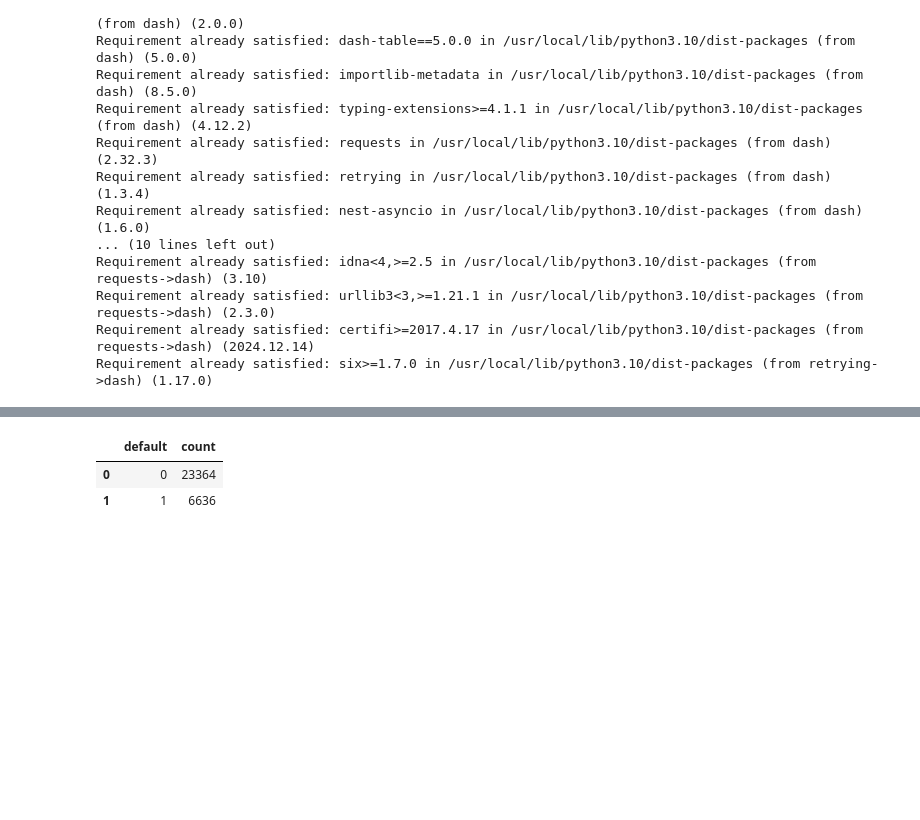
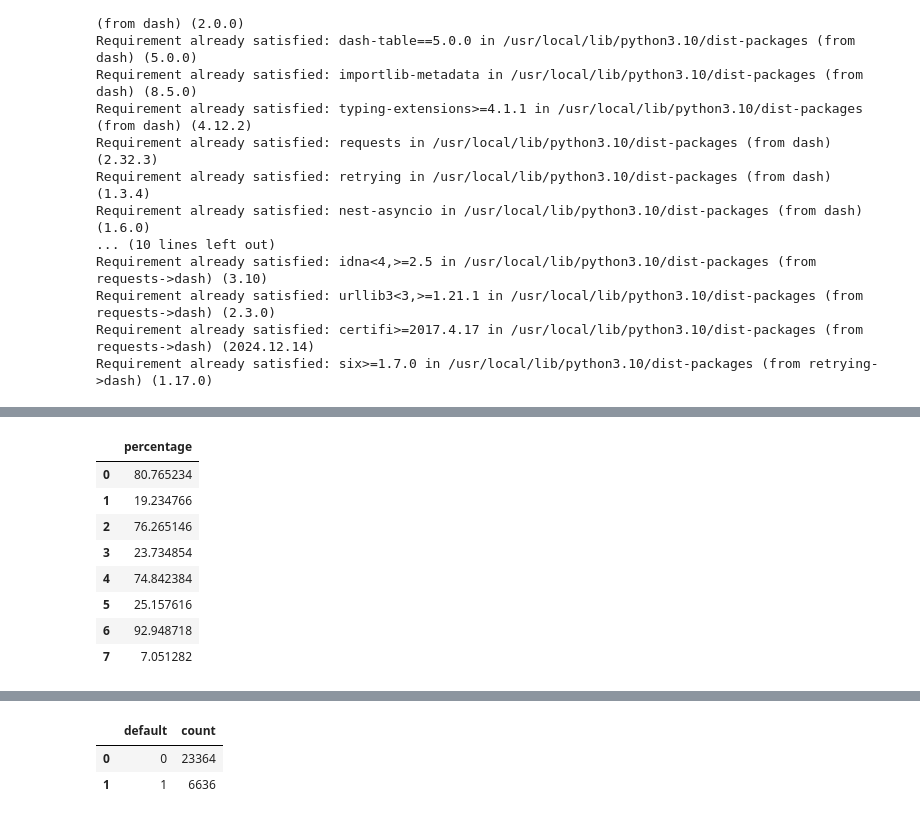
Before and after one commit to ntshtn/Credit_Card_Customer_Prediction, a Jupyter notebook: Credit_Card_Customer_Data_Visualization.ipynb, the cells around one changed output, grey strips where cells are left out. Saved outputs shown, nothing was run; the diff lists cells and outputs as text; code cells hidden in the pictures; blank space fills up the shorter version.

```diff
--- a/Credit_Card_Customer_Data_Visualization.ipynb
+++ b/Credit_Card_Customer_Data_Visualization.ipynb
@@ -243,6 +241,10 @@ fig_default.update_layout(
 fig_default.show()
 # %% [output]
 [interactive output not drawn]
+# %%
+# Create a function that calculate the percentage value of each category in a feature
+def get_percentage(feature):
+  return combined_data.groupby([feature, 'default']).size().groupby(level=0).apply(lambda x: 100 * x / float(x.sum())).values
 # %%
 # Let's check the distribution of age
 import plotly.express as px
@@ -268,12 +270,16 @@ fig_age.show()
 [interactive output not drawn]
 # %%
 # Let's check the education
-fig_edu = px.histogram(
+percent_edu = pd.DataFrame()
+percent_edu['percentage'] = get_percentage('education')
+
+fig_edu = px.bar(
     combined_data,
     x="education",
     color="default",
     color_discrete_sequence=["#EF553B", "#636EFA"],
-    title="Distribution by Education"
+    title="Distribution by Education",
+    text=percent_edu['percentage'].apply(lambda x: '{0:1.2f}%'.format(x))
 )
 
 fig_edu.update_layout(bargap=0.2,
@@ -290,5 +296,6 @@ fig_edu.update_xaxes(
     tickvals=[1,2,3,4]
 )
 
+
 fig_edu.show()
 # %% [output]
@@ -296,3 +303,15 @@ fig_edu.show()
+# %%
+percent_edu
+# %% [output]
+|  | percentage |
+| 0 | 80.765234 |
+| 1 | 19.234766 |
+| 2 | 76.265146 |
+| 3 | 23.734854 |
+| 4 | 74.842384 |
+| 5 | 25.157616 |
+| 6 | 92.948718 |
+| 7 | 7.051282 |
 # %%
 # Let's check the marriage status
 fig_mar = px.histogram(
```
Also changed, not shown: parts of 7 cells of this notebook.
